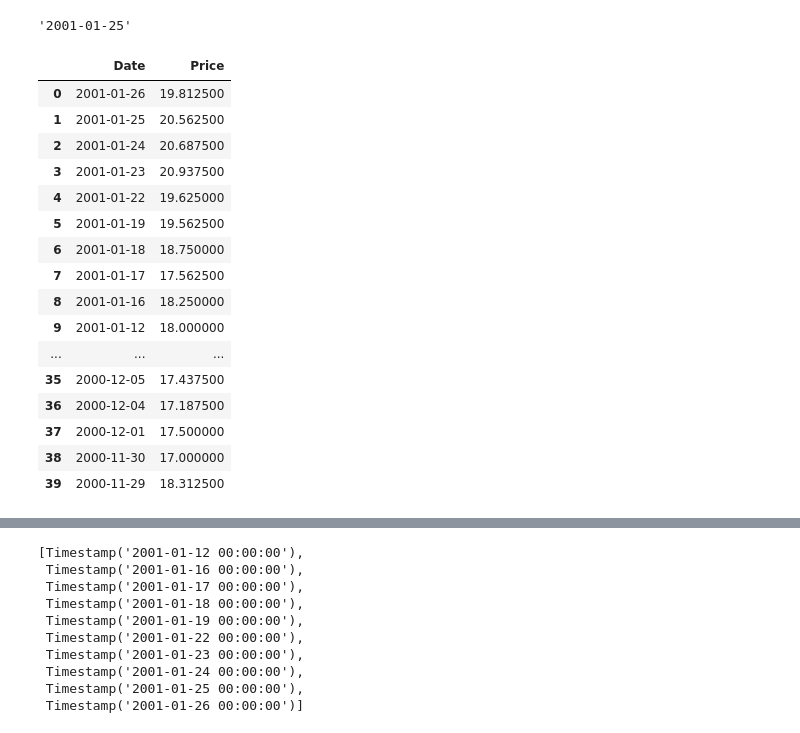
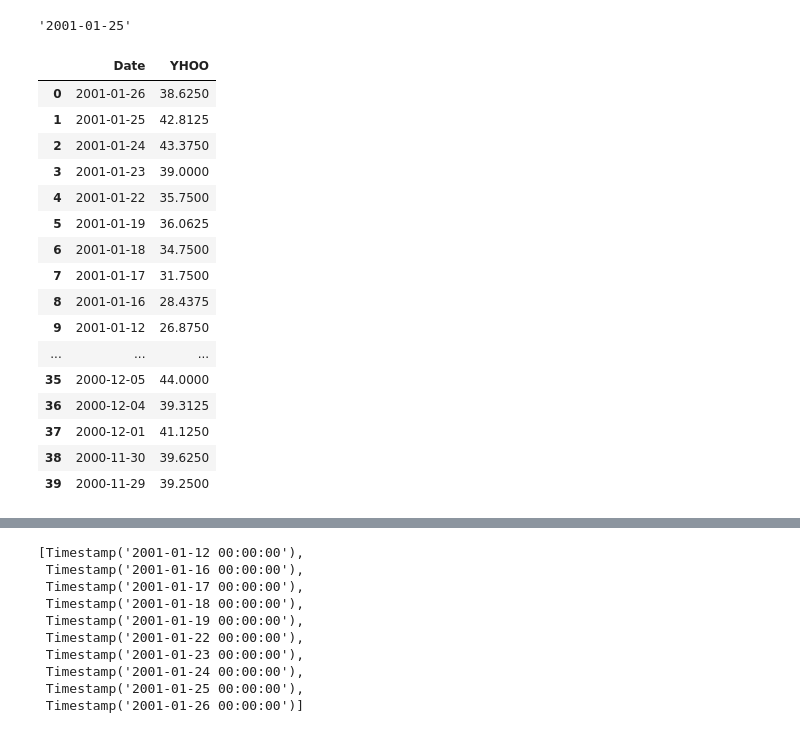
Before and after one commit to weiwang0531/stock-index, a Jupyter notebook: Project.ipynb, the cells around one changed output, grey strips where cells are left out. Drawn from its saved outputs; the diff is of its cells as text; code cells hidden in the pictures.

```diff
--- a/Project.ipynb
+++ b/Project.ipynb
@@ -59,40 +28,50 @@ c[1]["Date"]
 # %% [output]
 '2001-01-25'
 # %%
+def price(length, ticker):
+    report = []
+    date=[]
+    price=[]
+    report = []
 
-report = []
-date=[]
-price=[]
-for i in range(0,40):
-    date.append(pd.to_datetime(c[i]["Date"]))
-    price.append(float(c[i]["High"]))
+    comp = Share(ticker)
+    try:
+        c = comp.get_historical('2000-11-03', '2001-01-28')
+        for i in range(0,40):
+            date.append(pd.to_datetime(c[i]["Date"]))
+            price.append(float(c[i]["High"]))
+            datef = pd.DataFrame(date)
+            pricef = pd.DataFrame(price)
+            table1 = pd.concat([datef,pricef],axis = 1)
+            table1.columns = ['Date', ticker]
 
+    except Exception:
+#        table1 = None
+        table1 = pd.DataFrame()
 
-datef = pd.DataFrame(date)
-pricef = pd.DataFrame(price)
-
-#        df = pd.DataFrame(report)
-#        df = df.replace(np.nan, 0).groupby('Symbol').sum().reset_index()
-#df
+    return table1
-# %%
-table1 = pd.concat([datef,pricef],axis = 1)
-table1.columns = ['Date', 'Price']
-table1
-# %% [output]
-|  | Date | Price |
-| 0 | 2001-01-26 | 19.812500 |
-| 1 | 2001-01-25 | 20.562500 |
-| 2 | 2001-01-24 | 20.687500 |
-| 3 | 2001-01-23 | 20.937500 |
-| 4 | 2001-01-22 | 19.625000 |
-| 5 | 2001-01-19 | 19.562500 |
-| 6 | 2001-01-18 | 18.750000 |
-| 7 | 2001-01-17 | 17.562500 |
-| 8 | 2001-01-16 | 18.250000 |
-| 9 | 2001-01-12 | 18.000000 |
-| ... | ... | ... |
-| 35 | 2000-12-05 | 17.437500 |
-| 36 | 2000-12-04 | 17.187500 |
-| 37 | 2000-12-01 | 17.500000 |
-| 38 | 2000-11-30 | 17.000000 |
-| 39 | 2000-11-29 | 18.312500 |
+# %%
+one = price(10, 'YHOO')
+two = price(10, 'VNET')
+three = None
+three = one
+three
+# pd.merge(one, two, on = 'Date')
+# %% [output]
+|  | Date | YHOO |
+| 0 | 2001-01-26 | 38.6250 |
+| 1 | 2001-01-25 | 42.8125 |
+| 2 | 2001-01-24 | 43.3750 |
+| 3 | 2001-01-23 | 39.0000 |
+| 4 | 2001-01-22 | 35.7500 |
+| 5 | 2001-01-19 | 36.0625 |
+| 6 | 2001-01-18 | 34.7500 |
+| 7 | 2001-01-17 | 31.7500 |
+| 8 | 2001-01-16 | 28.4375 |
+| 9 | 2001-01-12 | 26.8750 |
+| ... | ... | ... |
+| 35 | 2000-12-05 | 44.0000 |
+| 36 | 2000-12-04 | 39.3125 |
+| 37 | 2000-12-01 | 41.1250 |
+| 38 | 2000-11-30 | 39.6250 |
+| 39 | 2000-11-29 | 39.2500 |
```
Also changed, not shown: parts of 13 cells of this notebook.
